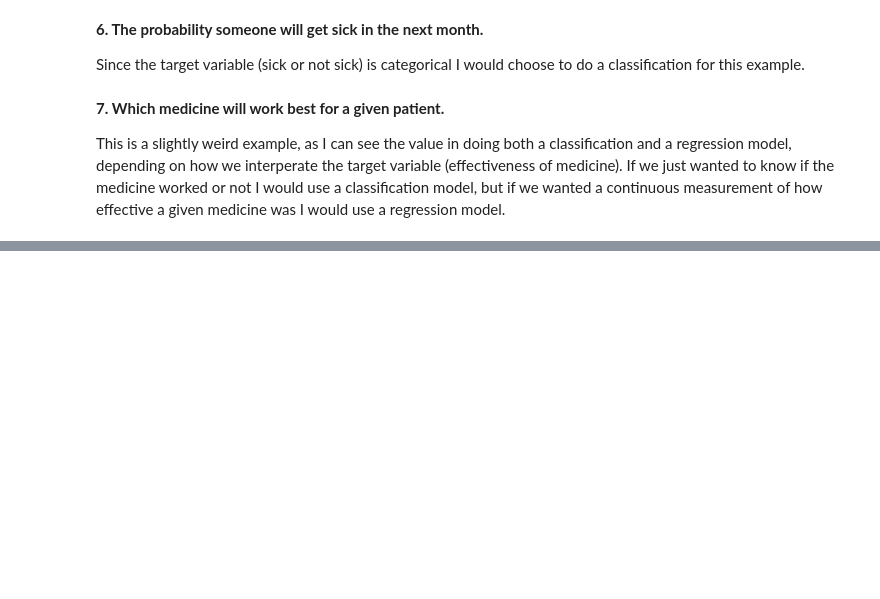
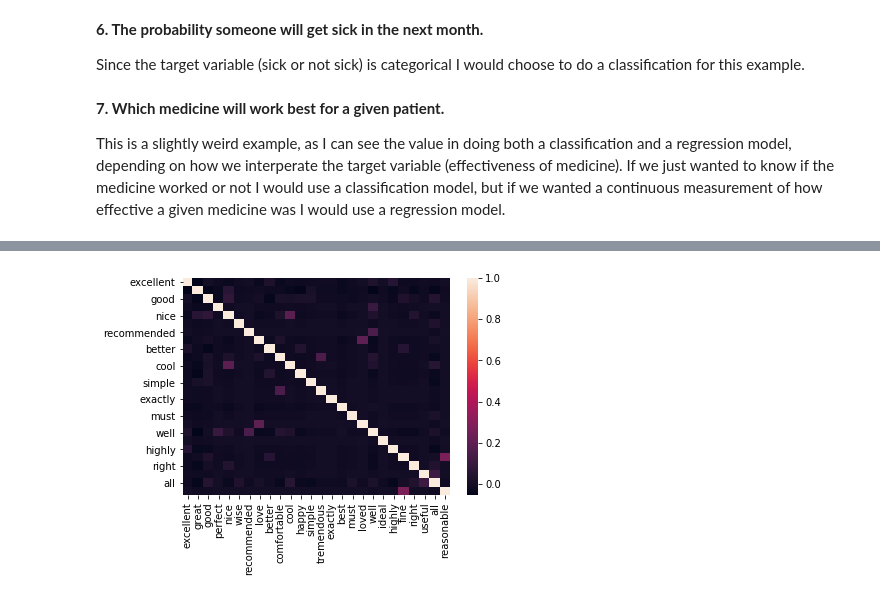
Before and after one commit to SteeleAlloy/thinkful_assignments, a Jupyter notebook: sl_solving_classification_problems.ipynb, the cells around one changed output, grey strips where cells are left out. Saved outputs shown, nothing was run; the diff lists cells and outputs as text; code cells hidden in the pictures; blank space fills up the shorter version.

```diff
--- a/sl_solving_classification_problems.ipynb
+++ b/sl_solving_classification_problems.ipynb
@@ -33,0 +133,3 @@ This is a slightly weird example, as I can see the value in doing both a classif
+# %%
+sentiment_df = pd.read_fwf('amazon_cells_labelled.txt', delimiter= '\t', header = None)
+sentiment_df.columns = ['message']
@@ -33,0 +141,16 @@ This is a slightly weird example, as I can see the value in doing both a classif
+# %%
+# Convert all messages to lowercase to better look for keywords
+sentiment_df['message'] = sentiment_df['message'].str.lower()
+# %%
+# Create an easy to access list of words commonly found in positive reviews
+keywords = ['excellent', 'great', 'good', 'perfect', 'nice', 'wise', 'recommended', 'love', 'better', 'comfortable', 'cool', 'happy', 'simple',
+            'tremendous', 'exactly', 'best', 'must', 'loved', 'well', 'ideal', 'highly', 'fine', 'right', 'useful', 'all', 'reasonable']
+
+for key in keywords:
+    # Note that we add spaces around the key so that we're getting the word,
+    # not just pattern matching.
+   # sentiment_df[str(key)] = sentiment_df.message.str.contains(
+    #    ' ' + str(key) + ' ',
+     #   case= True
+    #)
+    sentiment_df[str(key)] = sentiment_df.message.str.contains(str(key), case= True)
@@ -33,0 +167,5 @@ This is a slightly weird example, as I can see the value in doing both a classif
+# %%
+# This matrix sort of tells us something, but not really. Colors that are lighter have a higher correlation a.k.a. are realted more!
+sns.heatmap(sentiment_df.corr());
+# %% [output]
+[figure, added]
```
Also changed, not shown: parts of 48 cells of this notebook.
